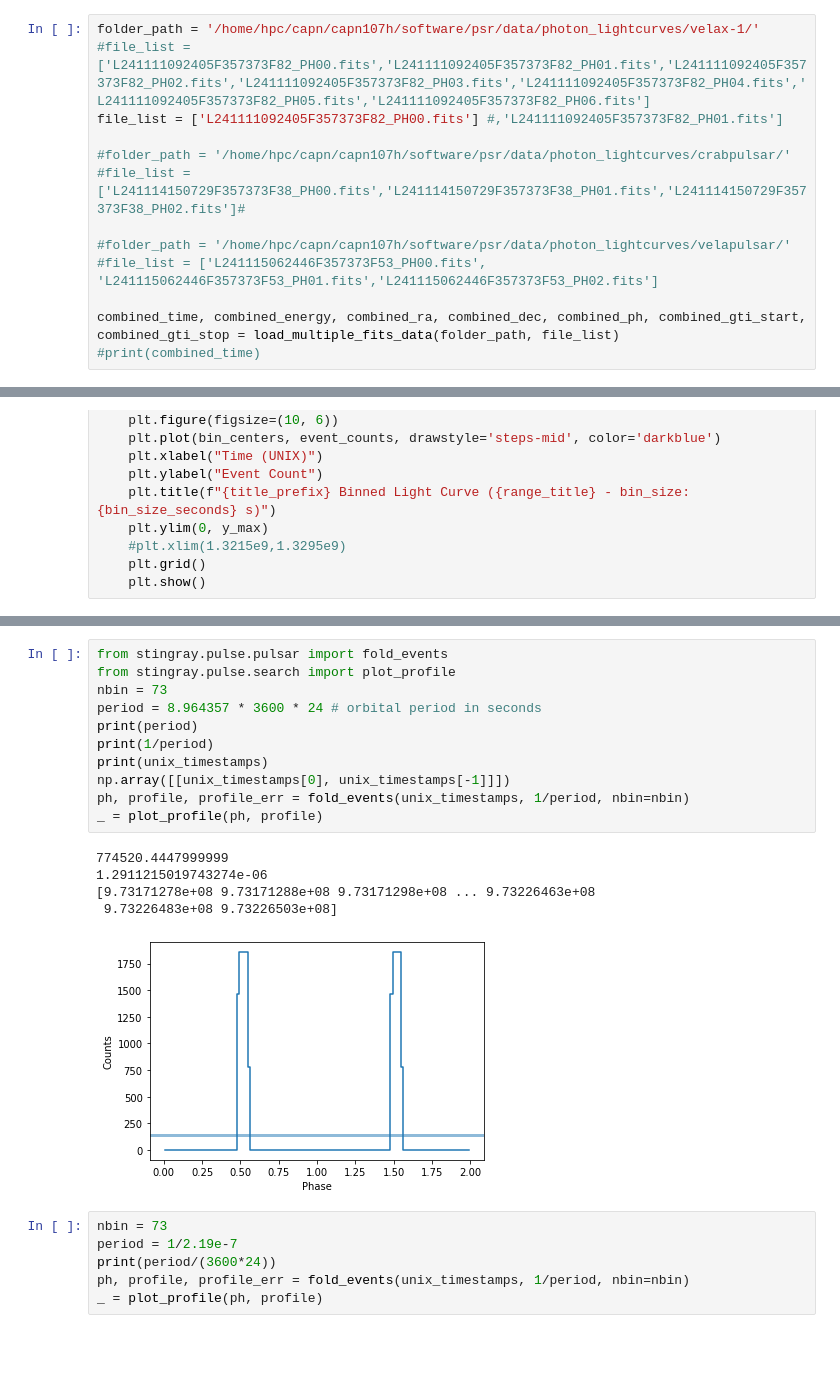
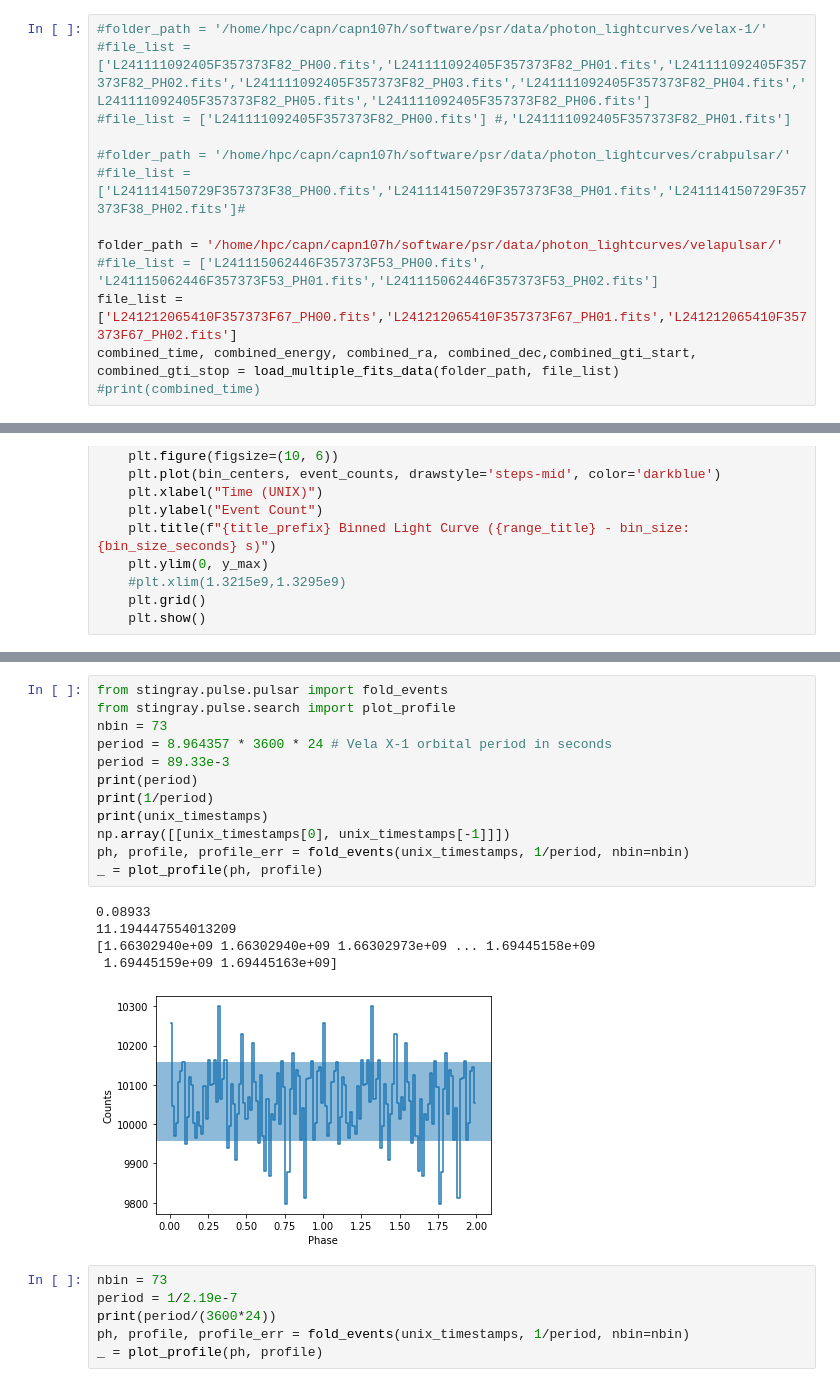
Before and after one commit to rodrigruiz/psr, a Jupyter notebook: src/notebooks/SkycurveNotebook.ipynb, the cells around one changed output, grey strips where cells are left out. Cells and saved outputs as stored; diff of their text form; blank space fills up the shorter version.

```diff
--- a/src/notebooks/SkycurveNotebook.ipynb
+++ b/src/notebooks/SkycurveNotebook.ipynb
@@ -362,16 +362,16 @@ def load_multiple_fits_data(folder_path, file_list):
 
     return combined_time, combined_energy, combined_ra, combined_dec, combined_gti_start, combined_gti_stop
 # %%
-folder_path = '/home/hpc/capn/capn107h/software/psr/data/photon_lightcurves/velax-1/'
+#folder_path = '/home/hpc/capn/capn107h/software/psr/data/photon_lightcurves/velax-1/'
 #file_list = ['L241111092405F357373F82_PH00.fits','L241111092405F357373F82_PH01.fits','L241111092405F357373F82_PH02.fits','L241111092405F357373F82_PH03.fits','L241111092405F357373F82_PH04.fits','L241111092405F357373F82_PH05.fits','L241111092405F357373F82_PH06.fits']
-file_list = ['L241111092405F357373F82_PH00.fits'] #,'L241111092405F357373F82_PH01.fits']
+#file_list = ['L241111092405F357373F82_PH00.fits'] #,'L241111092405F357373F82_PH01.fits']
 
 #folder_path = '/home/hpc/capn/capn107h/software/psr/data/photon_lightcurves/crabpulsar/'
 #file_list = ['L241114150729F357373F38_PH00.fits','L241114150729F357373F38_PH01.fits','L241114150729F357373F38_PH02.fits']#
 
-#folder_path = '/home/hpc/capn/capn107h/software/psr/data/photon_lightcurves/velapulsar/'
+folder_path = '/home/hpc/capn/capn107h/software/psr/data/photon_lightcurves/velapulsar/'
 #file_list = ['L241115062446F357373F53_PH00.fits', 'L241115062446F357373F53_PH01.fits','L241115062446F357373F53_PH02.fits']
-
-combined_time, combined_energy, combined_ra, combined_dec, combined_ph, combined_gti_start, combined_gti_stop = load_multiple_fits_data(folder_path, file_list)
+file_list = ['L241212065410F357373F67_PH00.fits','L241212065410F357373F67_PH01.fits','L241212065410F357373F67_PH02.fits']
+combined_time, combined_energy, combined_ra, combined_dec,combined_gti_start, combined_gti_stop = load_multiple_fits_data(folder_path, file_list)
 #print(combined_time)
 # %% [output]
@@ -515,20 +515,21 @@ plot_binned_light_curve(unix_timestamps, combined_energy, target_name, start_tim
 # %%
 from stingray.pulse.pulsar import fold_events
 from stingray.pulse.search import plot_profile
 nbin = 73
-period = 8.964357 * 3600 * 24 # orbital period in seconds
+period = 8.964357 * 3600 * 24 # Vela X-1 orbital period in seconds
+period = 89.33e-3
 print(period)
 print(1/period)
 print(unix_timestamps)
 np.array([[unix_timestamps[0], unix_timestamps[-1]]])
 ph, profile, profile_err = fold_events(unix_timestamps, 1/period, nbin=nbin)
 _ = plot_profile(ph, profile)
 # %% [output]
-774520.4447999999
-1.2911215019743274e-06
-[9.73171278e+08 9.73171288e+08 9.73171298e+08 ... 9.73226463e+08
- 9.73226483e+08 9.73226503e+08]
+0.08933
+11.194447554013209
+[1.66302940e+09 1.66302940e+09 1.66302973e+09 ... 1.69445158e+09
+ 1.69445159e+09 1.69445163e+09]
-[figure, old version]
+[figure, new version]
 # %%
 nbin = 73
 period = 1/2.19e-7
```
Also changed, not shown: parts of 2 cells of this notebook, 47 other files.
